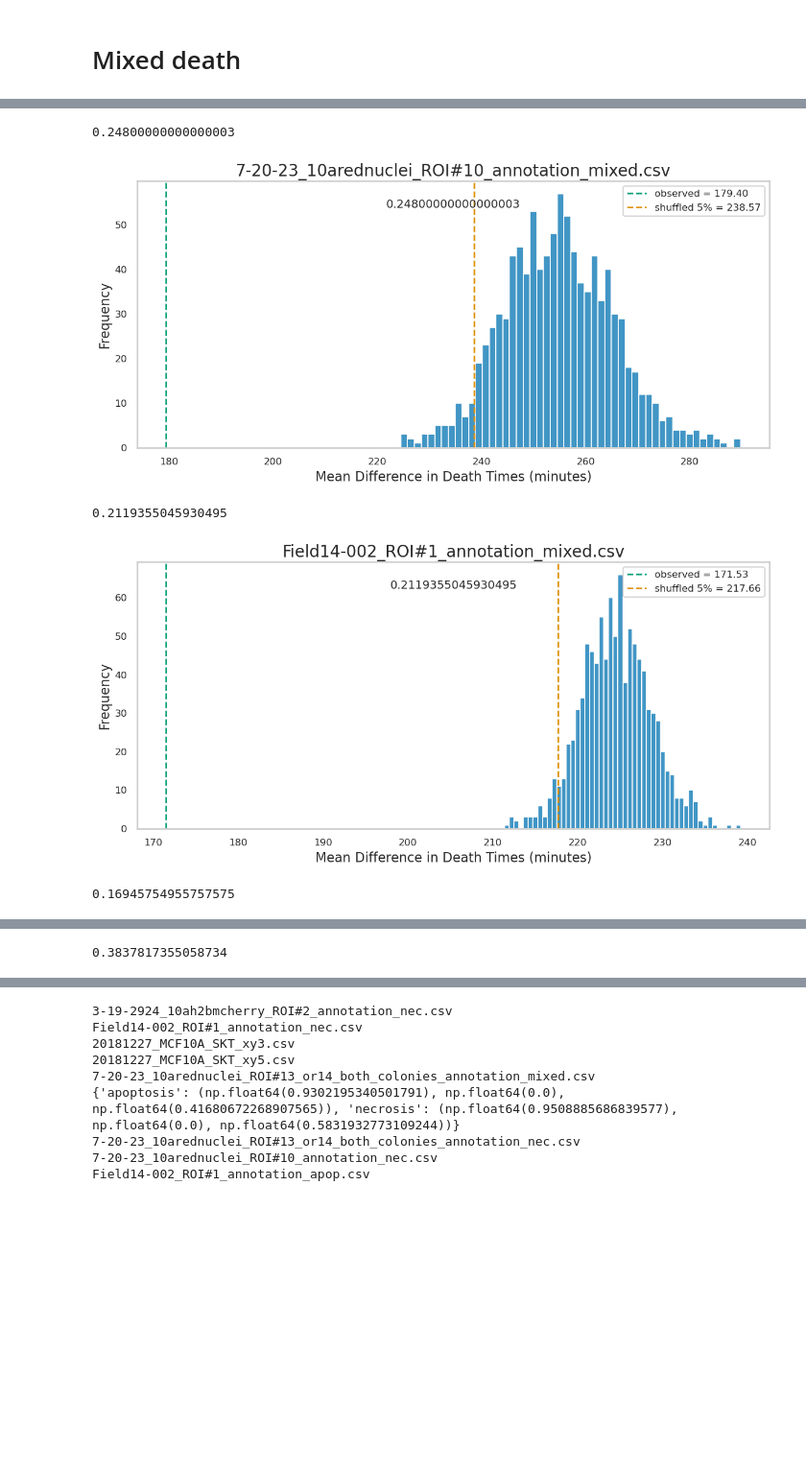
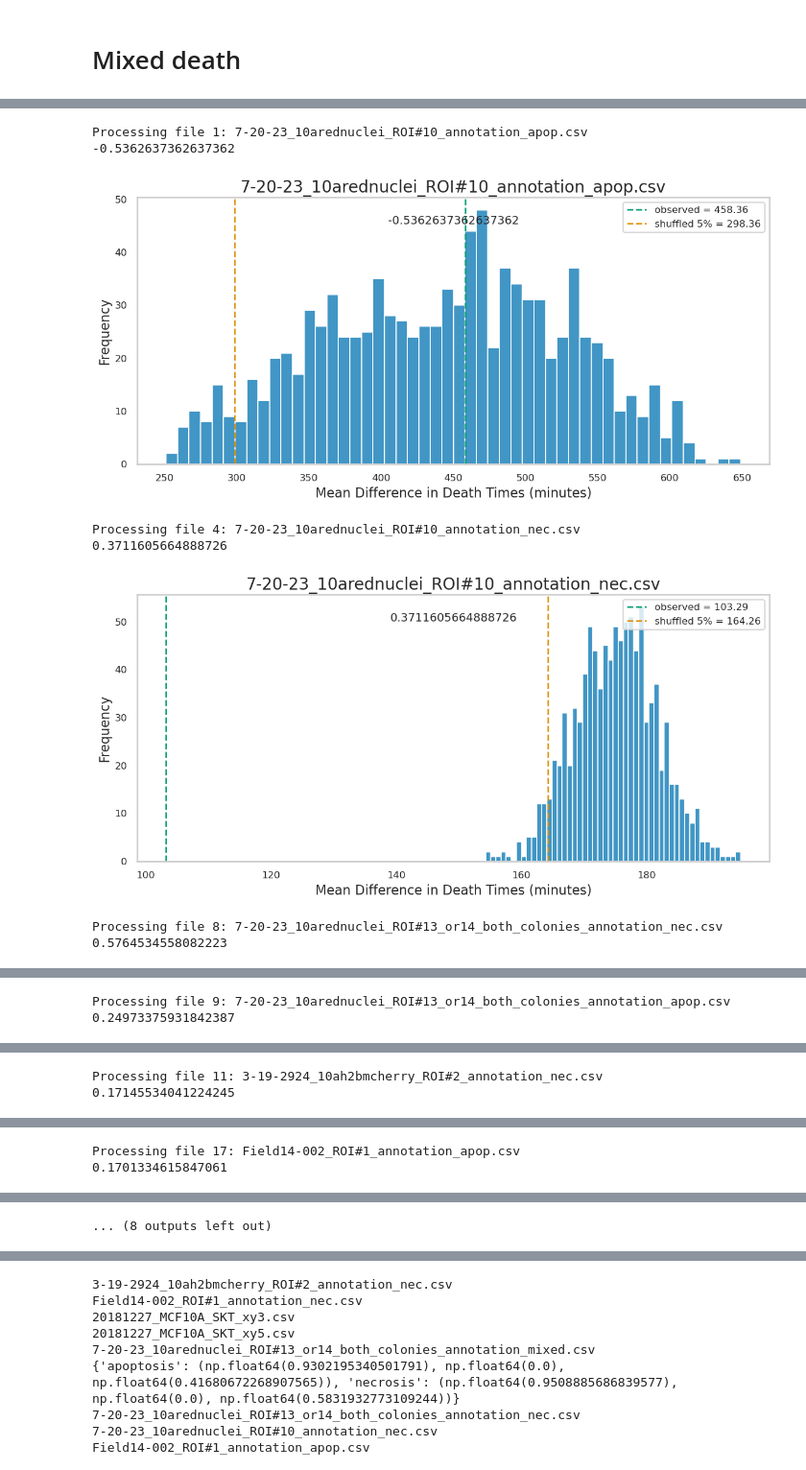
Before and after one commit to esraan/CellDeathSpreading, a Jupyter notebook: notebooks/Exp1.ipynb, the cells around one changed output, grey strips where cells are left out. Shown at 96% size. Saved outputs shown, nothing was run; the diff lists cells and outputs as text; code cells hidden in the pictures; blank space fills up the shorter version.

Commit message:
recent update for the paper repo

```diff
--- a/notebooks/Exp1.ipynb
+++ b/notebooks/Exp1.ipynb
@@ -2,0 +35,5 @@
+# %%
+exps_dir_name = "/home/esraan/CellDeathSpreading/data/mixed_pure_death_minutes_microns"
+meta_data_file_full_path= "/home/esraan/CellDeathSpreading/data/csv_files_minutes_microns_live_only_no_apop.csv"
+meta_data_extract_exp_names= pd.read_csv(meta_data_file_full_path)
+exp_names = meta_data_extract_exp_names.iloc[:,1]
@@ -68,35 +327,39 @@ def plot_histogram_with_lines(values, observed, shuffled_5_per, bins=30, title="
     plt.tight_layout()
     plt.show()
 # %%
-single_exp_full_paths = '/sise/assafzar-group/assafzar/Esraa/SalJyoPaperFiles/csv_files_minutes_microns_live_only/'#Field14-002_ROI#1_annotation_nec.csv'
+single_exp_full_paths = '/home/esraan/CellDeathSpreading/data/mixed_pure_death_minutes_microns/'#Field14-002_ROI#1_annotation_nec.csv'
 for idx, file in enumerate(os.listdir(single_exp_full_paths)):
-    if '_mixed' not in file:
+    if '_mixed' in file or ('nec' not in file and 'apop' not in file):
         continue
+    print(f"Processing file {idx+1}: {file}")
     cells_loci, cells_times_of_death = read_experiment_cell_xy_and_death_times(exp_full_path=os.path.join(single_exp_full_paths, file))
     csv = pd.read_csv(os.path.join(single_exp_full_paths, file))
     death_mode = csv["Mode"].values
-    ob = mixSpiCalc(XY=cells_loci,
+    ob = uSpiCalc(XY=cells_loci,
                         die_times=cells_times_of_death,
                         death_mode = death_mode,
                         treatment='ML162',
                         temporal_resolution=10,
                         n_scramble=1000,
                         draw=False,
                         dist_threshold=50,
                         filter_neighbors_by_distance=True,
                         filter_neighbors_by_level= 1,
                         time_unit='minutes',)
     print(ob.get_uspis())
     mean_of_shuffles = ob.all_mean_shuffles_sorted
     # flattened_array = np.concatenate(mean_of_shuffles).ravel().tolist()
     flattened_array = np.array(mean_of_shuffles)
     # print(flattened_array)
     mean_5_pre =  ob.scramble_signficance_95
     mean_observed = ob.original_difference_death_times
     plot_histogram_with_lines(flattened_array, observed=mean_observed, shuffled_5_per= mean_5_pre, bins=50, title=file, xlabel="Mean Difference in Death Times (minutes)", ylabel="Frequency", text = str(ob.get_uspis()))
 # %% [output]
-0.24800000000000003
+Processing file 1: 7-20-23_10arednuclei_ROI#10_annotation_apop.csv
+-0.5362637362637362
-[figure, old version]
+[figure, new version]
-0.2119355045930495
+Processing file 4: 7-20-23_10arednuclei_ROI#10_annotation_nec.csv
+0.3711605664888726
-[figure, old version]
+[figure, new version]
-0.16945754955757575
+Processing file 8: 7-20-23_10arednuclei_ROI#13_or14_both_colonies_annotation_nec.csv
+0.5764534558082223
@@ -104 +367,2 @@ for idx, file in enumerate(os.listdir(single_exp_full_paths)):
-0.3837817355058734
+Processing file 9: 7-20-23_10arednuclei_ROI#13_or14_both_colonies_annotation_apop.csv
+0.24973375931842387
@@ -105,0 +370,2 @@ for idx, file in enumerate(os.listdir(single_exp_full_paths)):
+Processing file 11: 3-19-2924_10ah2bmcherry_ROI#2_annotation_nec.csv
+0.17145534041224245
@@ -105,0 +373,2 @@ for idx, file in enumerate(os.listdir(single_exp_full_paths)):
+Processing file 17: Field14-002_ROI#1_annotation_apop.csv
+0.1701334615847061
@@ -105,0 +376 @@ for idx, file in enumerate(os.listdir(single_exp_full_paths)):
+... (8 outputs left out)
```
Also changed, not shown: parts of 20 cells of this notebook, 30 other files.
